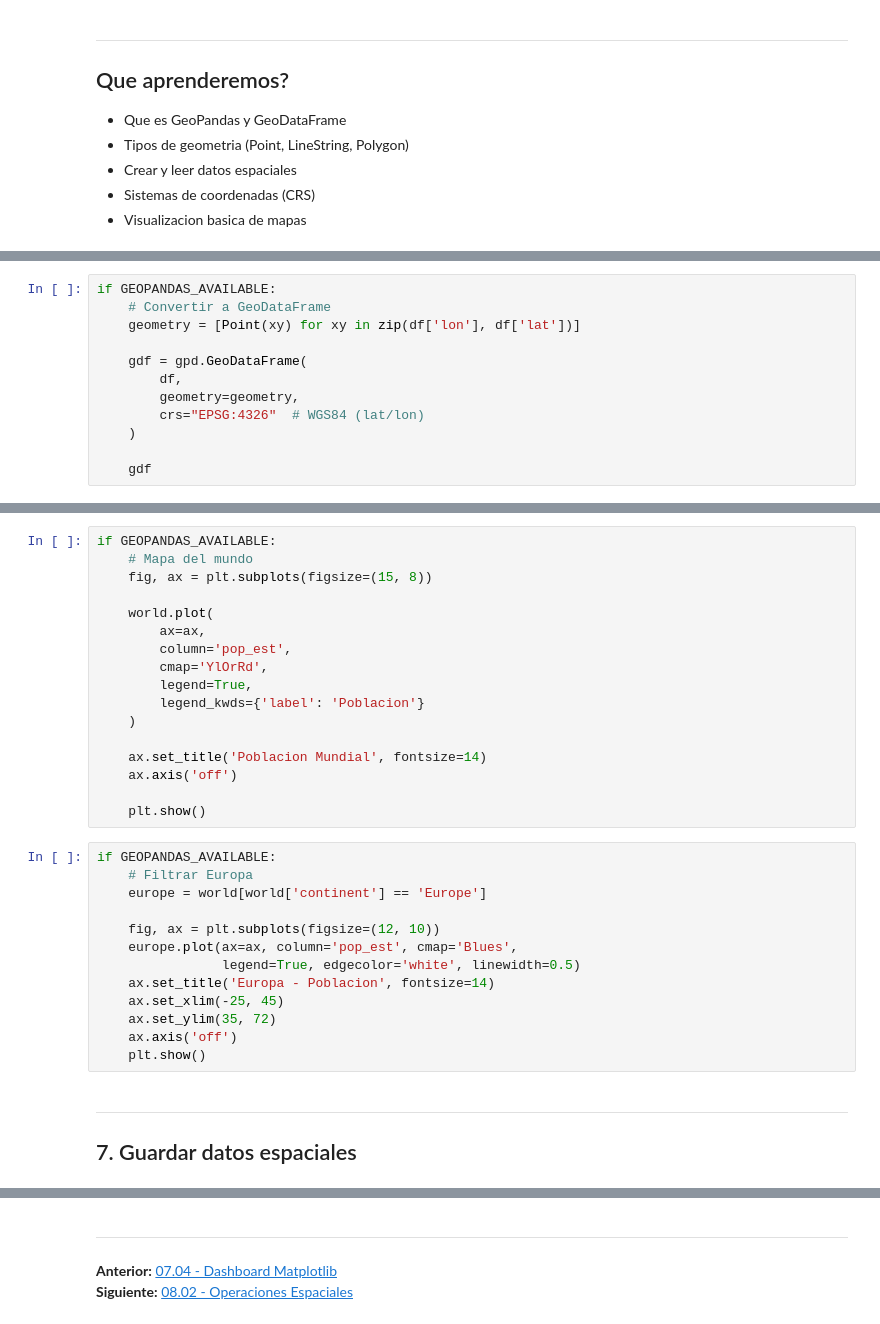
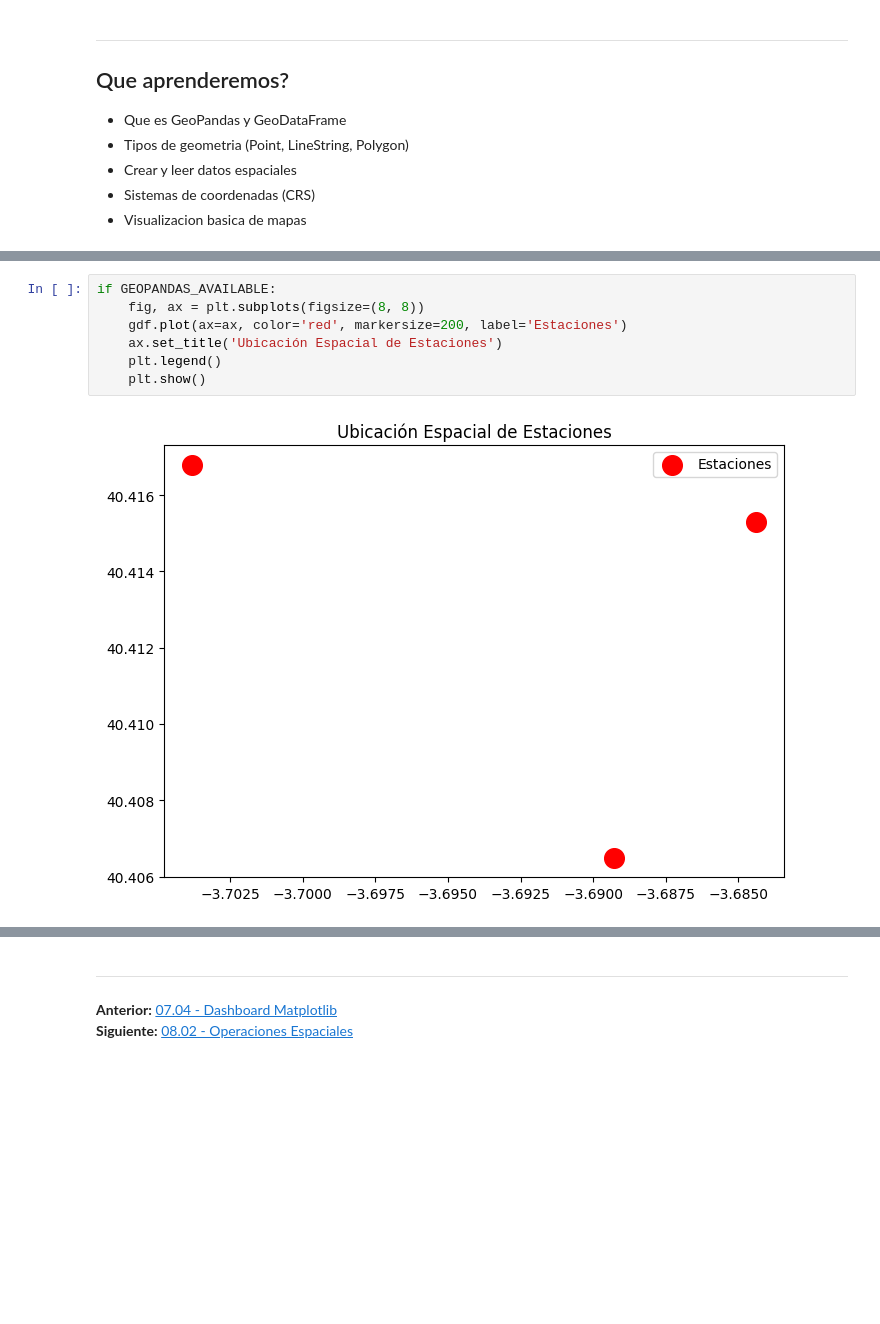
Before and after one commit to mavazvar95/data_portfolio, a Jupyter notebook: labs/python/08_geospatial/08_01_geopandas_intro.ipynb, the cells around one changed output, grey strips where cells are left out. Cells and saved outputs as stored; diff of their text form; blank space fills up the shorter version.

Commit message:
Complete portfolio: Fix geospatial visuals, add Temporal Analytics and Modern Patterns (Polars)

```diff
--- a/labs/python/08_geospatial/08_01_geopandas_intro.ipynb
+++ b/labs/python/08_geospatial/08_01_geopandas_intro.ipynb
@@ -105,12 +79,0 @@ if GEOPANDAS_AVAILABLE:
-# %%
-if GEOPANDAS_AVAILABLE:
-    # Convertir a GeoDataFrame
-    geometry = [Point(xy) for xy in zip(df['lon'], df['lat'])]
-
-    gdf = gpd.GeoDataFrame(
-        df,
-        geometry=geometry,
-        crs="EPSG:4326"  # WGS84 (lat/lon)
-    )
-
-    gdf
@@ -200,34 +86,9 @@ if GEOPANDAS_AVAILABLE:
 # %%
 if GEOPANDAS_AVAILABLE:
-    # Mapa del mundo
-    fig, ax = plt.subplots(figsize=(15, 8))
-
-    world.plot(
-        ax=ax,
-        column='pop_est',
-        cmap='YlOrRd',
-        legend=True,
-        legend_kwds={'label': 'Poblacion'}
-    )
-
-    ax.set_title('Poblacion Mundial', fontsize=14)
-    ax.axis('off')
-
+    fig, ax = plt.subplots(figsize=(8, 8))
+    gdf.plot(ax=ax, color='red', markersize=200, label='Estaciones')
+    ax.set_title('Ubicación Espacial de Estaciones')
+    plt.legend()
     plt.show()
+# %% [output]
+[figure, added]
-# %%
-if GEOPANDAS_AVAILABLE:
-    # Filtrar Europa
-    europe = world[world['continent'] == 'Europe']
-
-    fig, ax = plt.subplots(figsize=(12, 10))
-    europe.plot(ax=ax, column='pop_est', cmap='Blues',
-                legend=True, edgecolor='white', linewidth=0.5)
-    ax.set_title('Europa - Poblacion', fontsize=14)
-    ax.set_xlim(-25, 45)
-    ax.set_ylim(35, 72)
-    ax.axis('off')
-    plt.show()
-# %% [markdown]
----
-
-## 7. Guardar datos espaciales
```
Also changed, not shown: parts of 27 cells of this notebook, 10 other files.
